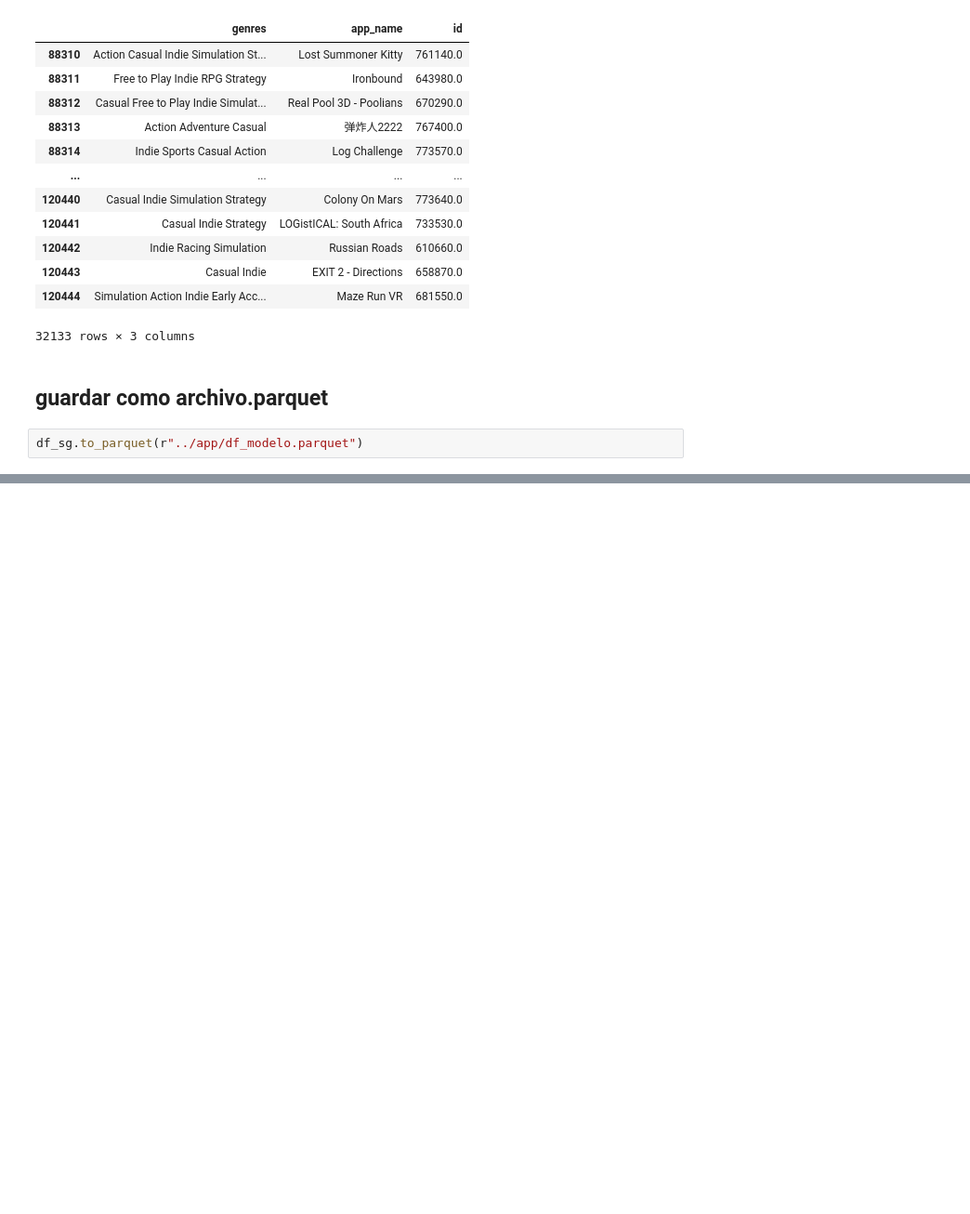
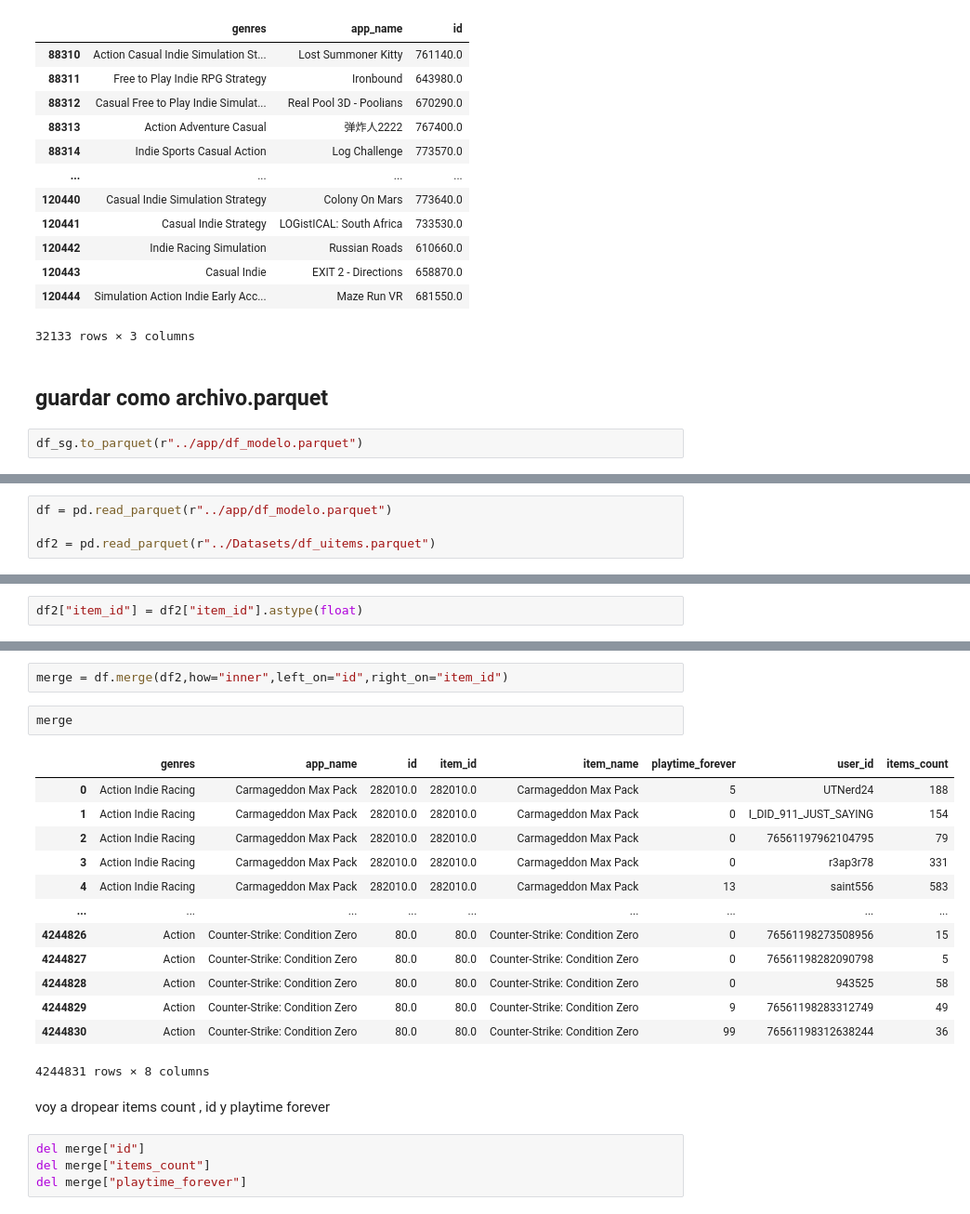
Before and after one commit to tDelbarco/PI_ML_OPS, a Jupyter notebook: ETL_&_EDA/ETL.ipynb, the cells around one changed output, grey strips where cells are left out. Shown: that part at 93% size. Cells and saved outputs as stored; diff of their text form; blank space fills up the shorter version.

```diff
--- a/ETL_&_EDA/ETL.ipynb
+++ b/ETL_&_EDA/ETL.ipynb
@@ -1538,0 +1543,4 @@ df_sg.to_parquet(r"../app/df_modelo.parquet")
+# %%
+df = pd.read_parquet(r"../app/df_modelo.parquet")
+
+df2 = pd.read_parquet(r"../Datasets/df_uitems.parquet")
@@ -1538,0 +1583,2 @@ df_sg.to_parquet(r"../app/df_modelo.parquet")
+# %%
+df2["item_id"] = df2["item_id"].astype(float)
@@ -1538,0 +1601,24 @@ df_sg.to_parquet(r"../app/df_modelo.parquet")
+# %%
+merge = df.merge(df2,how="inner",left_on="id",right_on="item_id")
+# %%
+merge
+# %% [output]
+|  | genres | app_name | id | item_id | item_name | playtime_forever | user_id | items_count |
+| 0 | Action Indie Racing | Carmageddon Max Pack | 282010.0 | 282010.0 | Carmageddon Max Pack | 5 | UTNerd24 | 188 |
+| 1 | Action Indie Racing | Carmageddon Max Pack | 282010.0 | 282010.0 | Carmageddon Max Pack | 0 | I_DID_911_JUST_SAYING | 154 |
+| 2 | Action Indie Racing | Carmageddon Max Pack | 282010.0 | 282010.0 | Carmageddon Max Pack | 0 | 76561197962104795 | 79 |
+| 3 | Action Indie Racing | Carmageddon Max Pack | 282010.0 | 282010.0 | Carmageddon Max Pack | 0 | r3ap3r78 | 331 |
+| 4 | Action Indie Racing | Carmageddon Max Pack | 282010.0 | 282010.0 | Carmageddon Max Pack | 13 | saint556 | 583 |
+| ... | ... | ... | ... | ... | ... | ... | ... | ... |
+| 4244826 | Action | Counter-Strike: Condition Zero | 80.0 | 80.0 | Counter-Strike: Condition Zero | 0 | 76561198273508956 | 15 |
+| 4244827 | Action | Counter-Strike: Condition Zero | 80.0 | 80.0 | Counter-Strike: Condition Zero | 0 | 76561198282090798 | 5 |
+| 4244828 | Action | Counter-Strike: Condition Zero | 80.0 | 80.0 | Counter-Strike: Condition Zero | 0 | 943525 | 58 |
+| 4244829 | Action | Counter-Strike: Condition Zero | 80.0 | 80.0 | Counter-Strike: Condition Zero | 9 | 76561198283312749 | 49 |
+| 4244830 | Action | Counter-Strike: Condition Zero | 80.0 | 80.0 | Counter-Strike: Condition Zero | 99 | 76561198312638244 | 36 |
+4244831 rows × 8 columns
+# %% [markdown]
+voy a dropear items count , id y playtime forever
+# %%
+del merge["id"]
+del merge["items_count"]
+del merge["playtime_forever"]
```
Also changed, not shown: parts of 19 cells of this notebook, 4 other files.
